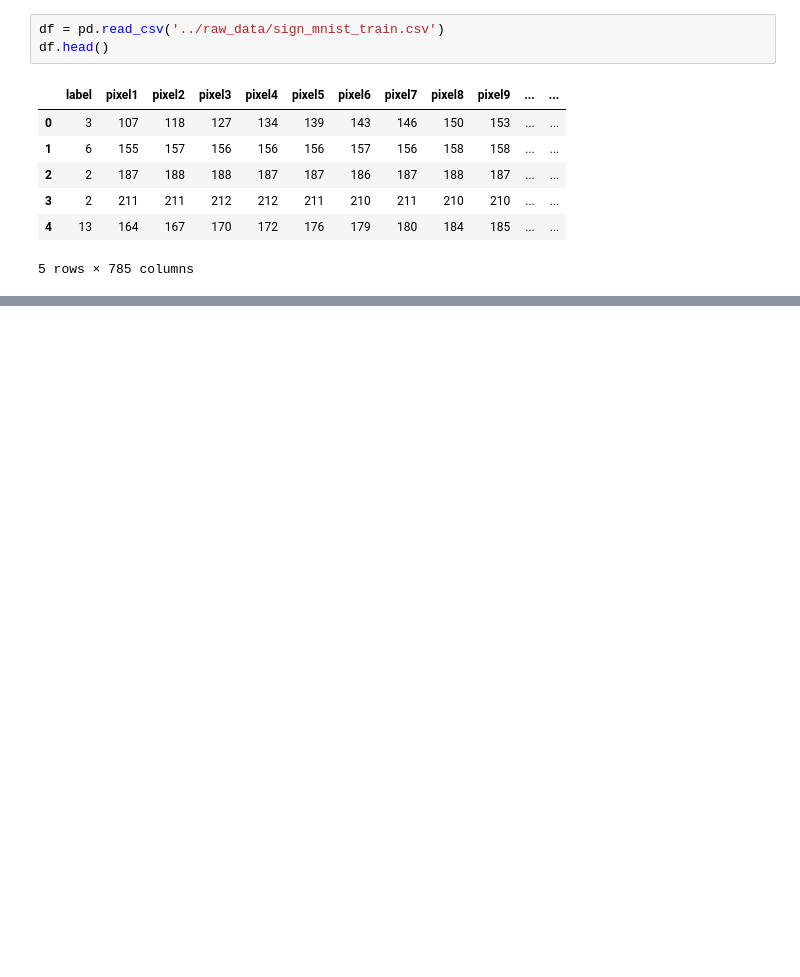
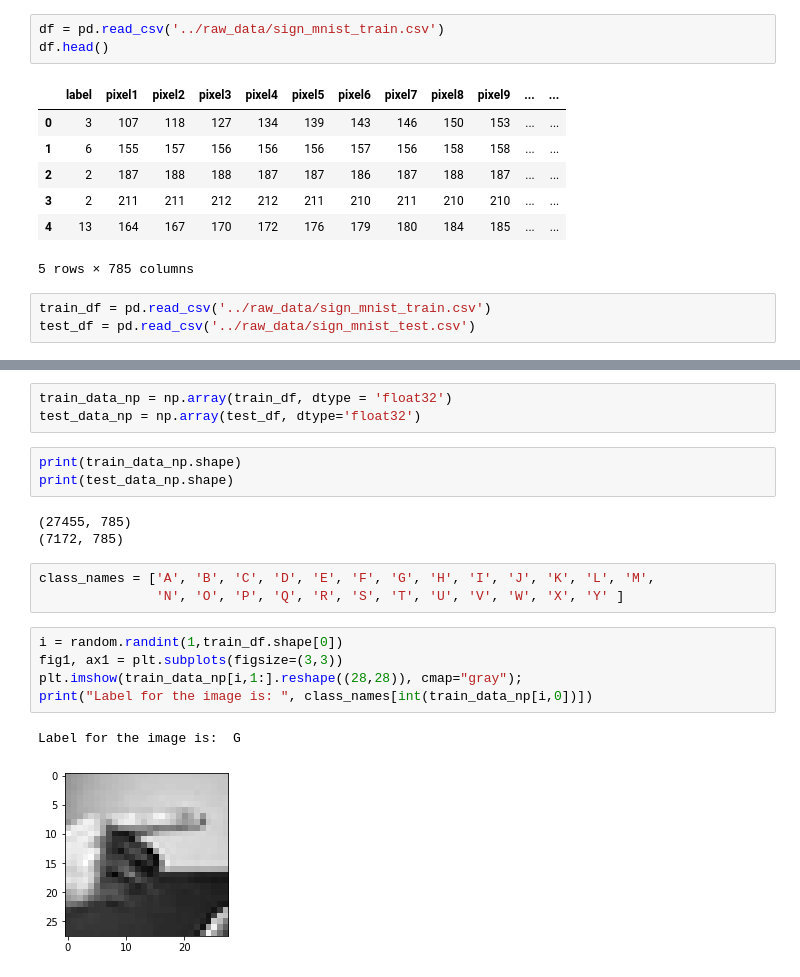
Before and after one commit to ylg619/sld, a Jupyter notebook: notebooks/notebookselma.ipynb, the cells around one changed output, grey strips where cells are left out. Drawn from its saved outputs; the diff is of its cells as text; blank space fills up the shorter version.

```diff
--- a/notebooks/notebookselma.ipynb
+++ b/notebooks/notebookselma.ipynb
@@ -14,3 +19,6 @@ df.head()
 | 3 | 2 | 211 | 211 | 212 | 212 | 211 | 210 | 211 | 210 | 210 | ... | ... |
 | 4 | 13 | 164 | 167 | 170 | 172 | 176 | 179 | 180 | 184 | 185 | ... | ... |
 5 rows × 785 columns
+# %%
+train_df = pd.read_csv('../raw_data/sign_mnist_train.csv')
+test_df = pd.read_csv('../raw_data/sign_mnist_test.csv')
@@ -16,0 +49,20 @@ df.head()
+# %%
+train_data_np = np.array(train_df, dtype = 'float32')
+test_data_np = np.array(test_df, dtype='float32')
+# %%
+print(train_data_np.shape)
+print(test_data_np.shape)
+# %% [output]
+(27455, 785)
+(7172, 785)
+# %%
+class_names = ['A', 'B', 'C', 'D', 'E', 'F', 'G', 'H', 'I', 'J', 'K', 'L', 'M',
+               'N', 'O', 'P', 'Q', 'R', 'S', 'T', 'U', 'V', 'W', 'X', 'Y' ]
+# %%
+i = random.randint(1,train_df.shape[0])
+fig1, ax1 = plt.subplots(figsize=(3,3))
+plt.imshow(train_data_np[i,1:].reshape((28,28)), cmap="gray");
+print("Label for the image is: ", class_names[int(train_data_np[i,0])])
+# %% [output]
+Label for the image is:  G
+[figure, added]
```
Also changed, not shown: parts of 42 cells of this notebook.
